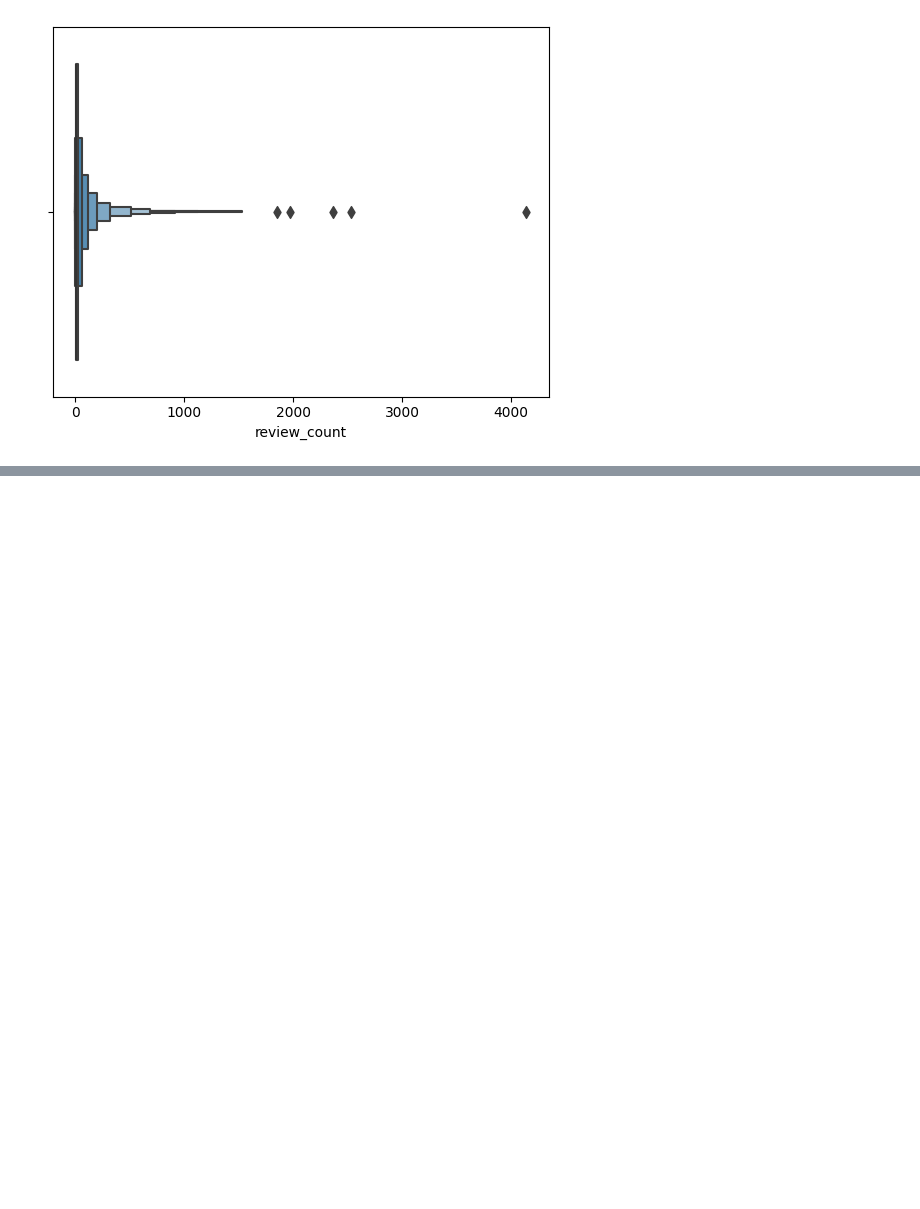
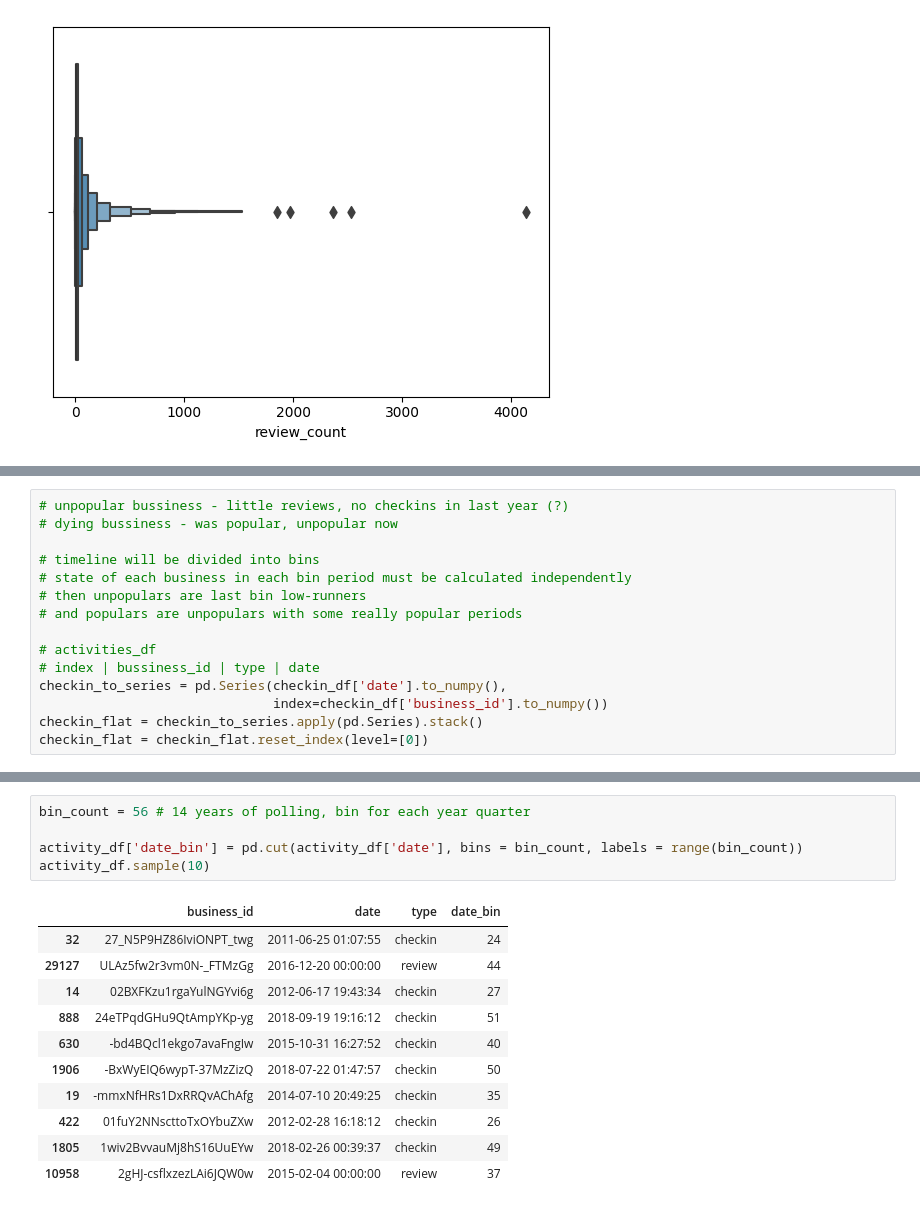
Before and after one commit to askador/data-mining-in-cybersecurity, a Jupyter notebook: data_analysis/quick_data_review/business.ipynb, the cells around one changed output, grey strips where cells are left out. Cells and saved outputs as stored; diff of their text form; blank space fills up the shorter version.

```diff
--- a/data_analysis/quick_data_review/business.ipynb
+++ b/data_analysis/quick_data_review/business.ipynb
@@ -187 +194,16 @@ rWv_gyrp3ZX0vN4IBR8mDQ    False
 Name: young, dtype: bool
+# %%
+# unpopular bussiness - little reviews, no checkins in last year (?)
+# dying bussiness - was popular, unpopular now
+
+# timeline will be divided into bins
+# state of each business in each bin period must be calculated independently
+# then unpopulars are last bin low-runners
+# and populars are unpopulars with some really popular periods
+
+# activities_df
+# index | bussiness_id | type | date
+checkin_to_series = pd.Series(checkin_df['date'].to_numpy(),
+                              index=checkin_df['business_id'].to_numpy())
+checkin_flat = checkin_to_series.apply(pd.Series).stack()
+checkin_flat = checkin_flat.reset_index(level=[0])
@@ -187,0 +261,17 @@ Name: young, dtype: bool
+# %%
+bin_count = 56 # 14 years of polling, bin for each year quarter
+
+activity_df['date_bin'] = pd.cut(activity_df['date'], bins = bin_count, labels = range(bin_count))
+activity_df.sample(10)
+# %% [output]
+|  | business_id | date | type | date_bin |
+| 32 | 27_N5P9HZ86IviONPT_twg | 2011-06-25 01:07:55 | checkin | 24 |
+| 29127 | ULAz5fw2r3vm0N-_FTMzGg | 2016-12-20 00:00:00 | review | 44 |
+| 14 | 02BXFKzu1rgaYulNGYvi6g | 2012-06-17 19:43:34 | checkin | 27 |
+| 888 | 24eTPqdGHu9QtAmpYKp-yg | 2018-09-19 19:16:12 | checkin | 51 |
+| 630 | -bd4BQcl1ekgo7avaFngIw | 2015-10-31 16:27:52 | checkin | 40 |
+| 1906 | -BxWyEIQ6wypT-37MzZizQ | 2018-07-22 01:47:57 | checkin | 50 |
+| 19 | -mmxNfHRs1DxRRQvAChAfg | 2014-07-10 20:49:25 | checkin | 35 |
+| 422 | 01fuY2NNscttoTxOYbuZXw | 2012-02-28 16:18:12 | checkin | 26 |
+| 1805 | 1wiv2BvvauMj8hS16UuEYw | 2018-02-26 00:39:37 | checkin | 49 |
+| 10958 | 2gHJ-csflxzezLAi6JQW0w | 2015-02-04 00:00:00 | review | 37 |
```
Also changed, not shown: parts of 15 cells of this notebook.
